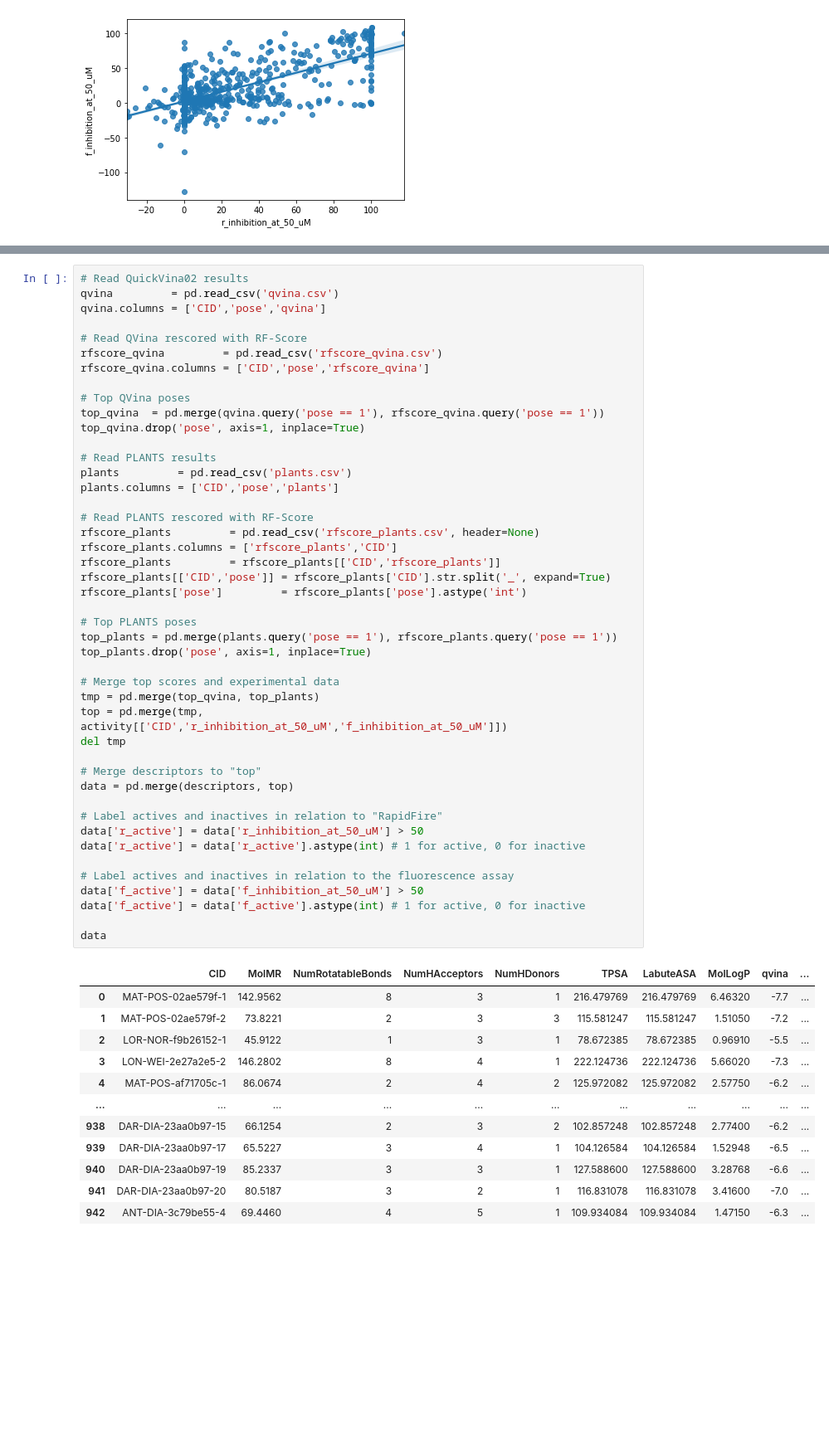
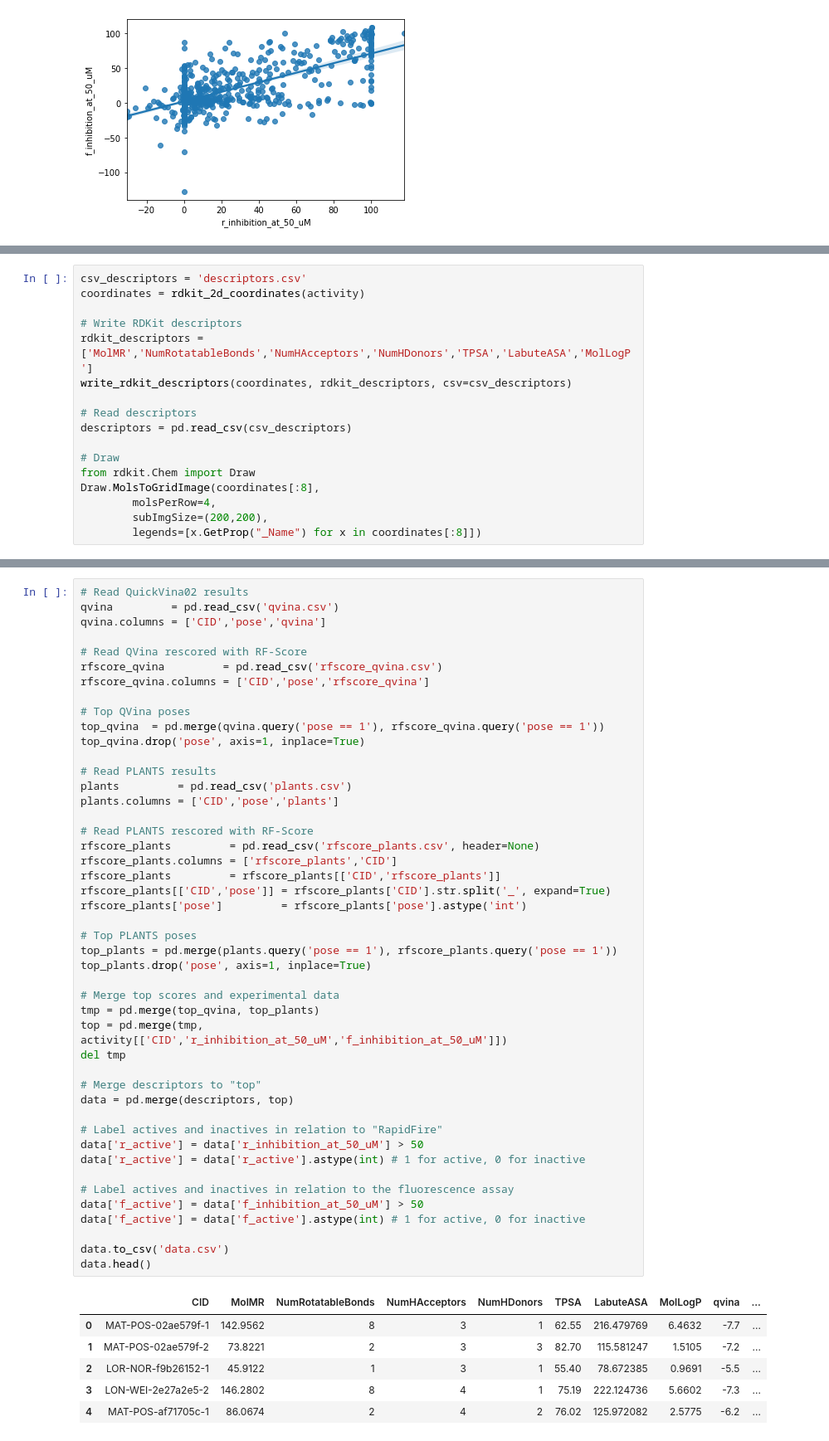
Before and after one commit to caiocrocha/SarsCov2Classifier, a Jupyter notebook: ML.ipynb, the cells around one changed output, grey strips where cells are left out. Shown at 83% size. Drawn from its saved outputs; the diff is of its cells as text; blank space fills up the shorter version.

```diff
--- a/ML.ipynb
+++ b/ML.ipynb
@@ -143,0 +150,17 @@ Draw.MolsToGridImage(ms[:8],
+# %%
+csv_descriptors = 'descriptors.csv'
+coordinates = rdkit_2d_coordinates(activity)
+
+# Write RDKit descriptors
+rdkit_descriptors = ['MolMR','NumRotatableBonds','NumHAcceptors','NumHDonors','TPSA','LabuteASA','MolLogP']
+write_rdkit_descriptors(coordinates, rdkit_descriptors, csv=csv_descriptors)
+
+# Read descriptors
+descriptors = pd.read_csv(csv_descriptors)
+
+# Draw
+from rdkit.Chem import Draw
+Draw.MolsToGridImage(coordinates[:8],
+        molsPerRow=4,
+        subImgSize=(200,200),
+        legends=[x.GetProp("_Name") for x in coordinates[:8]])
@@ -160,42 +188,37 @@ plants.columns = ['CID','pose','plants']
 
 # Read PLANTS rescored with RF-Score
 rfscore_plants         = pd.read_csv('rfscore_plants.csv', header=None)
 rfscore_plants.columns = ['rfscore_plants','CID']
 rfscore_plants         = rfscore_plants[['CID','rfscore_plants']]
 rfscore_plants[['CID','pose']] = rfscore_plants['CID'].str.split('_', expand=True)
 rfscore_plants['pose']         = rfscore_plants['pose'].astype('int')
 
 # Top PLANTS poses
 top_plants = pd.merge(plants.query('pose == 1'), rfscore_plants.query('pose == 1'))
 top_plants.drop('pose', axis=1, inplace=True)
 
 # Merge top scores and experimental data
 tmp = pd.merge(top_qvina, top_plants)
 top = pd.merge(tmp, activity[['CID','r_inhibition_at_50_uM','f_inhibition_at_50_uM']])
 del tmp
 
 # Merge descriptors to "top"
 data = pd.merge(descriptors, top)
 
 # Label actives and inactives in relation to "RapidFire"
 data['r_active'] = data['r_inhibition_at_50_uM'] > 50
 data['r_active'] = data['r_active'].astype(int) # 1 for active, 0 for inactive
 
 # Label actives and inactives in relation to the fluorescence assay
 data['f_active'] = data['f_inhibition_at_50_uM'] > 50
 data['f_active'] = data['f_active'].astype(int) # 1 for active, 0 for inactive
 
-data
+data.to_csv('data.csv')
+data.head()
 # %% [output]
 |  | CID | MolMR | NumRotatableBonds | NumHAcceptors | NumHDonors | TPSA | LabuteASA | MolLogP | qvina | ... |
-| 0 | MAT-POS-02ae579f-1 | 142.9562 | 8 | 3 | 1 | 216.479769 | 216.479769 | 6.46320 | -7.7 | ... |
-| 1 | MAT-POS-02ae579f-2 | 73.8221 | 2 | 3 | 3 | 115.581247 | 115.581247 | 1.51050 | -7.2 | ... |
-| 2 | LOR-NOR-f9b26152-1 | 45.9122 | 1 | 3 | 1 | 78.672385 | 78.672385 | 0.96910 | -5.5 | ... |
-| 3 | LON-WEI-2e27a2e5-2 | 146.2802 | 8 | 4 | 1 | 222.124736 | 222.124736 | 5.66020 | -7.3 | ... |
-| 4 | MAT-POS-af71705c-1 | 86.0674 | 2 | 4 | 2 | 125.972082 | 125.972082 | 2.57750 | -6.2 | ... |
-| ... | ... | ... | ... | ... | ... | ... | ... | ... | ... | ... |
-| 938 | DAR-DIA-23aa0b97-15 | 66.1254 | 2 | 3 | 2 | 102.857248 | 102.857248 | 2.77400 | -6.2 | ... |
-| 939 | DAR-DIA-23aa0b97-17 | 65.5227 | 3 | 4 | 1 | 104.126584 | 104.126584 | 1.52948 | -6.5 | ... |
-| 940 | DAR-DIA-23aa0b97-19 | 85.2337 | 3 | 3 | 1 | 127.588600 | 127.588600 | 3.28768 | -6.6 | ... |
-| 941 | DAR-DIA-23aa0b97-20 | 80.5187 | 3 | 2 | 1 | 116.831078 | 116.831078 | 3.41600 | -7.0 | ... |
-| 942 | ANT-DIA-3c79be55-4 | 69.4460 | 4 | 5 | 1 | 109.934084 | 109.934084 | 1.47150 | -6.3 | ... |
+| 0 | MAT-POS-02ae579f-1 | 142.9562 | 8 | 3 | 1 | 62.55 | 216.479769 | 6.4632 | -7.7 | ... |
+| 1 | MAT-POS-02ae579f-2 | 73.8221 | 2 | 3 | 3 | 82.70 | 115.581247 | 1.5105 | -7.2 | ... |
+| 2 | LOR-NOR-f9b26152-1 | 45.9122 | 1 | 3 | 1 | 55.40 | 78.672385 | 0.9691 | -5.5 | ... |
+| 3 | LON-WEI-2e27a2e5-2 | 146.2802 | 8 | 4 | 1 | 75.19 | 222.124736 | 5.6602 | -7.3 | ... |
+| 4 | MAT-POS-af71705c-1 | 86.0674 | 2 | 4 | 2 | 76.02 | 125.972082 | 2.5775 | -6.2 | ... |
```
Also changed, not shown: parts of 59 cells of this notebook, 9 other files.
